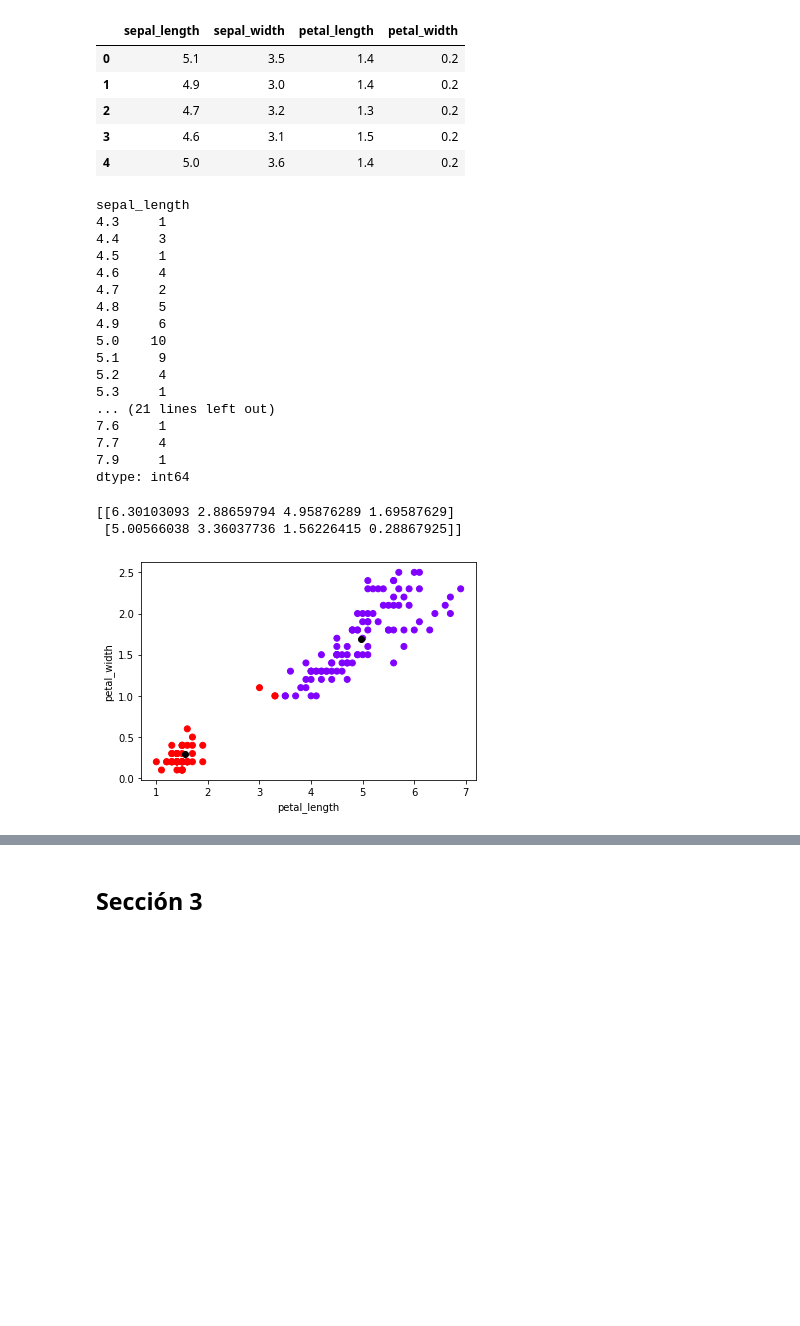
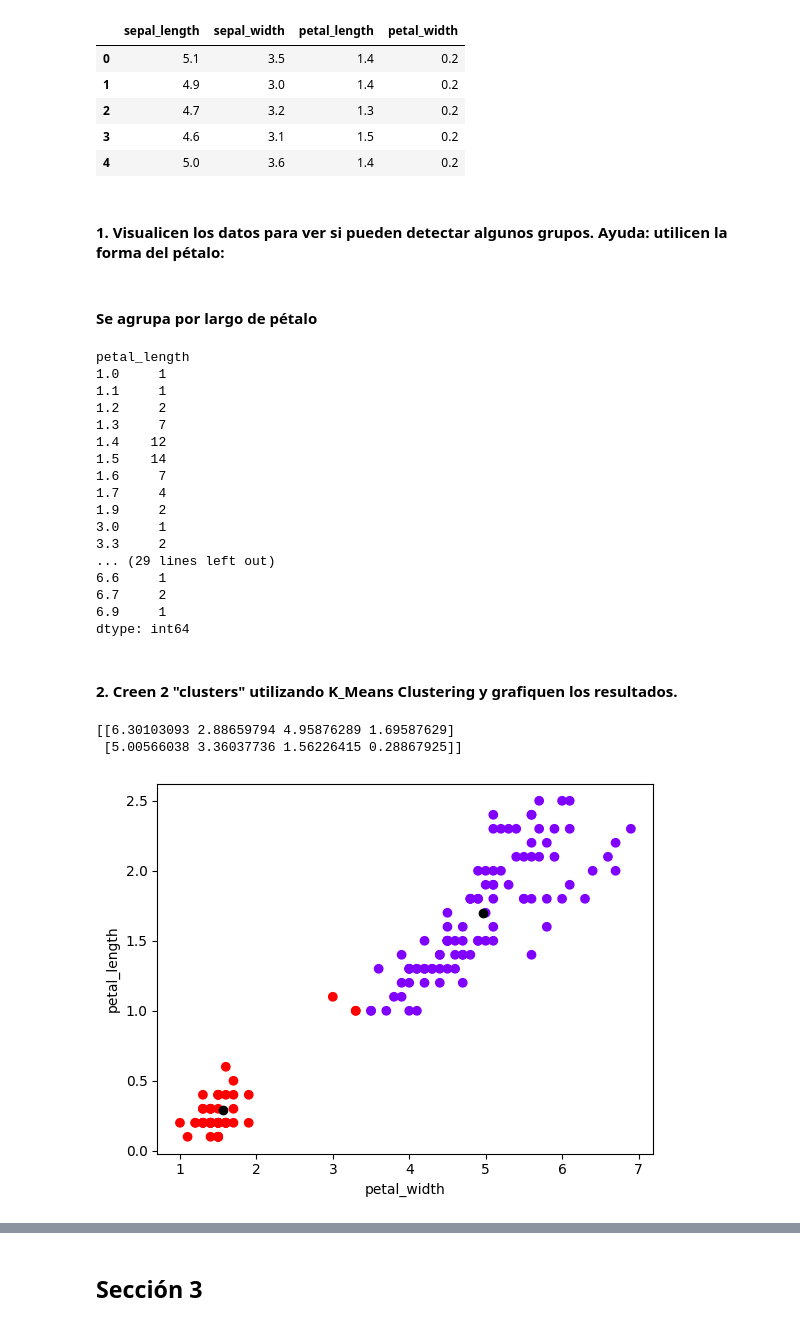
Before and after one commit to JPS4321/HT2-DM, a Jupyter notebook: HT2.ipynb, the cells around one changed output, grey strips where cells are left out. Drawn from its saved outputs; the diff is of its cells as text; code cells hidden in the pictures; blank space fills up the shorter version.

```diff
--- a/HT2.ipynb
+++ b/HT2.ipynb
@@ -231,26 +231,32 @@ iris2.head()
 | 2 | 4.7 | 3.2 | 1.3 | 0.2 |
 | 3 | 4.6 | 3.1 | 1.5 | 0.2 |
 | 4 | 5.0 | 3.6 | 1.4 | 0.2 |
+# %% [markdown]
+#### 1. Visualicen los datos para ver si pueden detectar algunos grupos. Ayuda: utilicen la forma del pétalo:
+# %% [markdown]
+#### Se agrupa por largo de pétalo
 # %%
-iris2.groupby('sepal_length').size()
+iris2.groupby('petal_length').size()
 # %% [output]
-sepal_length
-4.3     1
-4.4     3
-4.5     1
-4.6     4
-4.7     2
-4.8     5
-4.9     6
-5.0    10
-5.1     9
-5.2     4
-5.3     1
-... (21 lines left out)
-7.6     1
-7.7     4
-7.9     1
+petal_length
+1.0     1
+1.1     1
+1.2     2
+1.3     7
+1.4    12
+1.5    14
+1.6     7
+1.7     4
+1.9     2
+3.0     1
+3.3     2
+... (29 lines left out)
+6.6     1
+6.7     2
+6.9     1
 dtype: int64
+# %% [markdown]
+#### 2. Creen 2 "clusters" utilizando K_Means Clustering y grafiquen los resultados.
 # %%
 ## Utilizar KMeans Clustering para crear 2 clusters
 kmeans = KMeans(n_clusters=2)
@@ -263,9 +269,9 @@ print(kmeans.cluster_centers_)
 # %%
 # Graficar los clusters
 plt.scatter( X['petal_length'], X['petal_width'], c=kmeans.labels_, cmap='rainbow')
 plt.scatter(kmeans.cluster_centers_[:, 2], kmeans.cluster_centers_[:, 3], c='black')
-plt.ylabel('petal_width')
-plt.xlabel('petal_length')
+plt.xlabel('petal_width')
+plt.ylabel('petal_length')
 plt.show()
 # %% [output]
-[figure, old version]
+[figure, new version]
```
Also changed, not shown: parts of 19 cells of this notebook.
